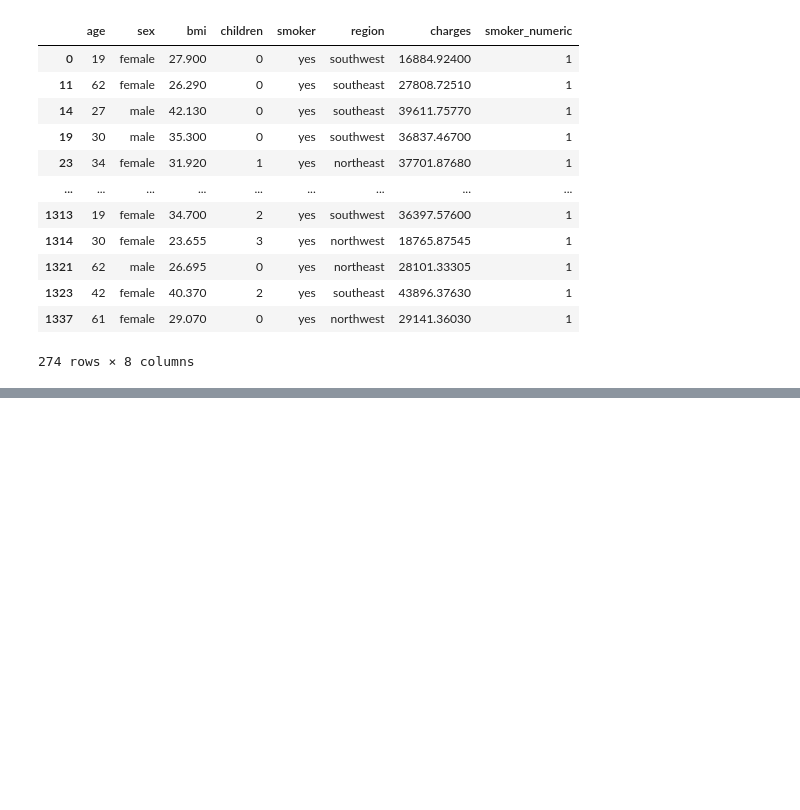
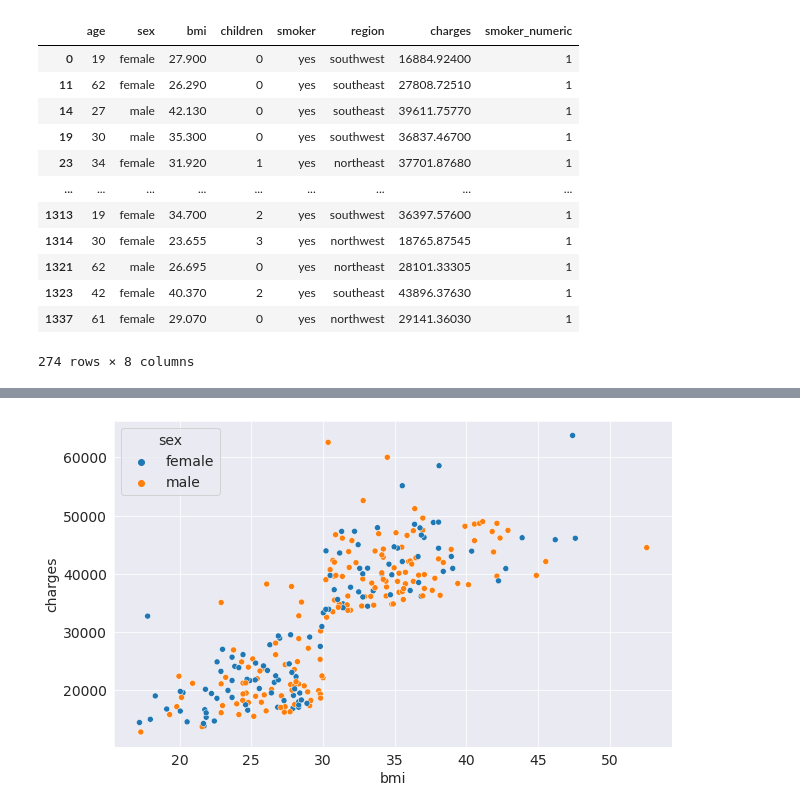
Before and after one commit to imshiv-10/ML-SkLearn, a Jupyter notebook: ML_SkLearn.ipynb, the cells around one changed output, grey strips where cells are left out. Cells and saved outputs as stored; diff of their text form; code cells hidden in the pictures; blank space fills up the shorter version.

```diff
--- a/ML_SkLearn.ipynb
+++ b/ML_SkLearn.ipynb
@@ -657,0 +684,2 @@ smoker_df
+# %%
+smoker_df['smoker_numeric'] = pd.to_numeric(smoker_df.smoker_numeric)
@@ -657,0 +700,2 @@ smoker_df
+# %%
+smoker_df['smoker_numeric'] = pd.to_numeric(smoker_df['smoker_numeric'], errors ='coerce')
@@ -657,0 +725,4 @@ smoker_df
+# %%
+sns.scatterplot(x=smoker_df.bmi, y = smoker_df.charges, hue=smoker_df.sex);
+# %% [output]
+[figure, added]
```
Also changed, not shown: parts of 40 cells of this notebook.
